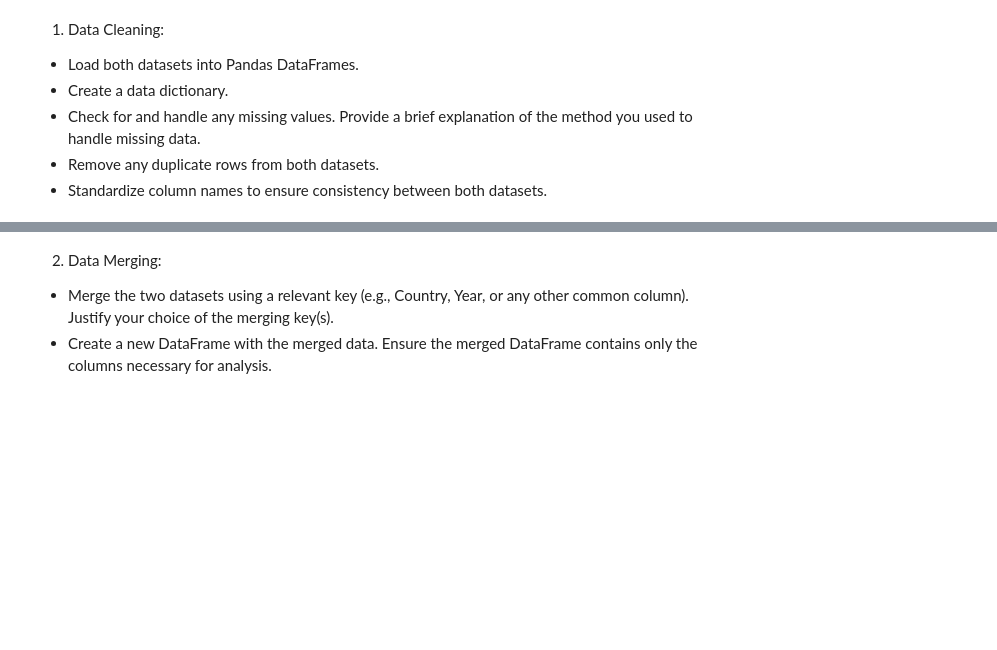
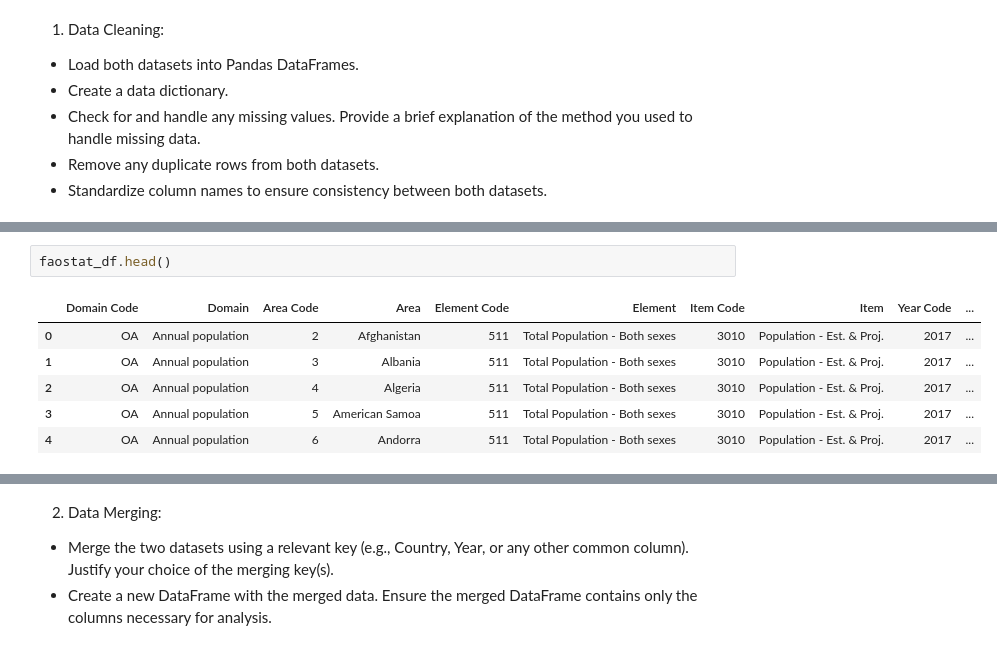
Before and after one commit to Alessa-Gillespie/ASSMT1-GRP3-DATAVIZ, a Jupyter notebook: dataviz_assessment1.ipynb, the cells around one changed output, grey strips where cells are left out. Saved outputs shown, nothing was run; the diff lists cells and outputs as text; blank space fills up the shorter version.

```diff
--- a/dataviz_assessment1.ipynb
+++ b/dataviz_assessment1.ipynb
@@ -85,0 +36,9 @@ Note                          Note    object  Description needed
+# %%
+faostat_df.head()
+# %% [output]
+|  | Domain Code | Domain | Area Code | Area | Element Code | Element | Item Code | Item | Year Code | ... |
+| 0 | OA | Annual population | 2 | Afghanistan | 511 | Total Population - Both sexes | 3010 | Population - Est. & Proj. | 2017 | ... |
+| 1 | OA | Annual population | 3 | Albania | 511 | Total Population - Both sexes | 3010 | Population - Est. & Proj. | 2017 | ... |
+| 2 | OA | Annual population | 4 | Algeria | 511 | Total Population - Both sexes | 3010 | Population - Est. & Proj. | 2017 | ... |
+| 3 | OA | Annual population | 5 | American Samoa | 511 | Total Population - Both sexes | 3010 | Population - Est. & Proj. | 2017 | ... |
+| 4 | OA | Annual population | 6 | Andorra | 511 | Total Population - Both sexes | 3010 | Population - Est. & Proj. | 2017 | ... |
```
Also changed, not shown: parts of 41 cells of this notebook.
